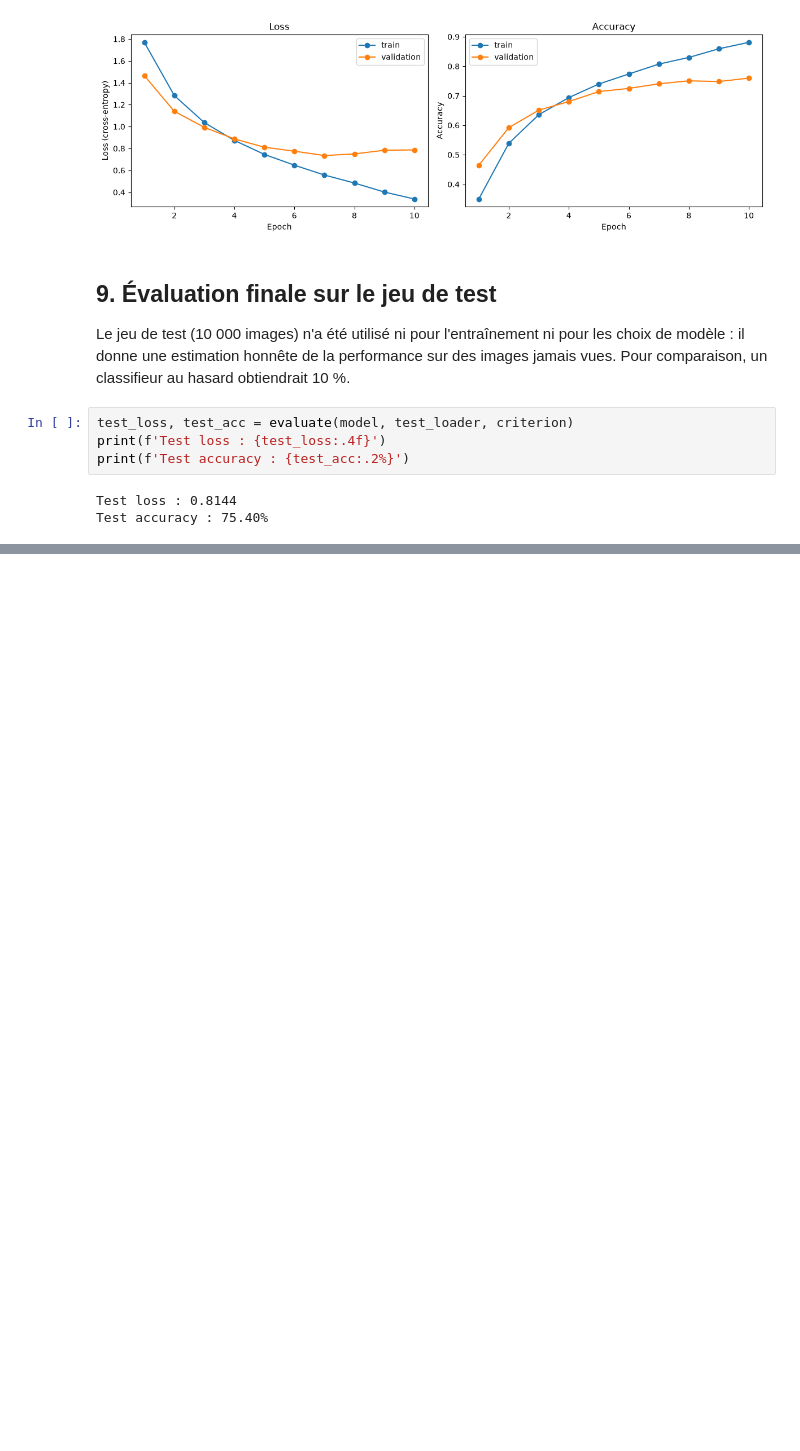
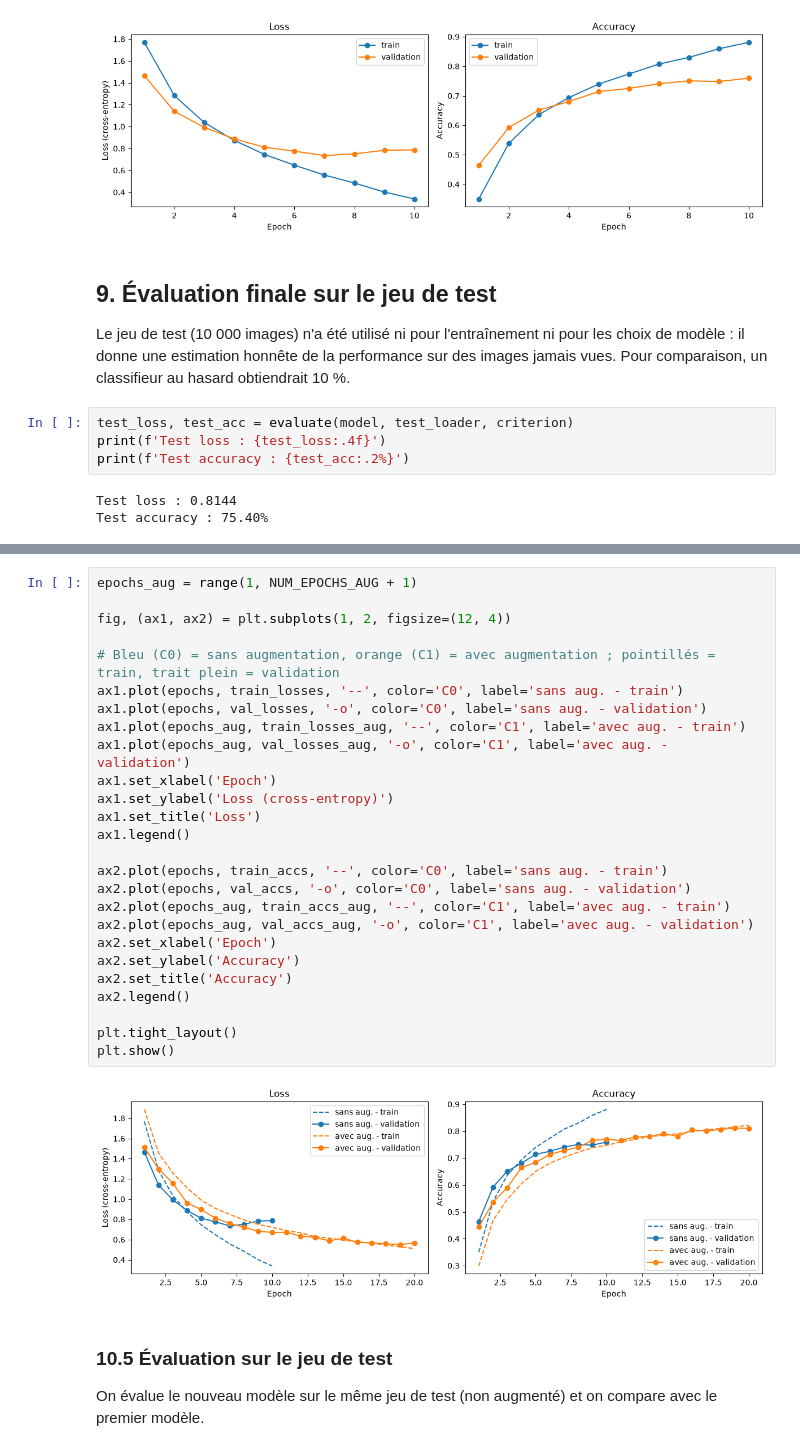
Before and after one commit to QuentinNosmas/ResidualNetworkCifar10, a Jupyter notebook: CNN.ipynb, the cells around one changed output, grey strips where cells are left out. Cells and saved outputs as stored; diff of their text form; blank space fills up the shorter version.

```diff
--- a/CNN.ipynb
+++ b/CNN.ipynb
@@ -314,0 +439,32 @@ Test accuracy : 75.40%
+# %%
+epochs_aug = range(1, NUM_EPOCHS_AUG + 1)
+
+fig, (ax1, ax2) = plt.subplots(1, 2, figsize=(12, 4))
+
+# Bleu (C0) = sans augmentation, orange (C1) = avec augmentation ; pointillés = train, trait plein = validation
+ax1.plot(epochs, train_losses, '--', color='C0', label='sans aug. - train')
+ax1.plot(epochs, val_losses, '-o', color='C0', label='sans aug. - validation')
+ax1.plot(epochs_aug, train_losses_aug, '--', color='C1', label='avec aug. - train')
+ax1.plot(epochs_aug, val_losses_aug, '-o', color='C1', label='avec aug. - validation')
+ax1.set_xlabel('Epoch')
+ax1.set_ylabel('Loss (cross-entropy)')
+ax1.set_title('Loss')
+ax1.legend()
+
+ax2.plot(epochs, train_accs, '--', color='C0', label='sans aug. - train')
+ax2.plot(epochs, val_accs, '-o', color='C0', label='sans aug. - validation')
+ax2.plot(epochs_aug, train_accs_aug, '--', color='C1', label='avec aug. - train')
+ax2.plot(epochs_aug, val_accs_aug, '-o', color='C1', label='avec aug. - validation')
+ax2.set_xlabel('Epoch')
+ax2.set_ylabel('Accuracy')
+ax2.set_title('Accuracy')
+ax2.legend()
+
+plt.tight_layout()
+plt.show()
+# %% [output]
+[figure, added]
+# %% [markdown]
+### 10.5 Évaluation sur le jeu de test
+
+On évalue le nouveau modèle sur le même jeu de test (non augmenté) et on compare avec le premier modèle.
```
Also changed, not shown: parts of 9 cells of this notebook.
